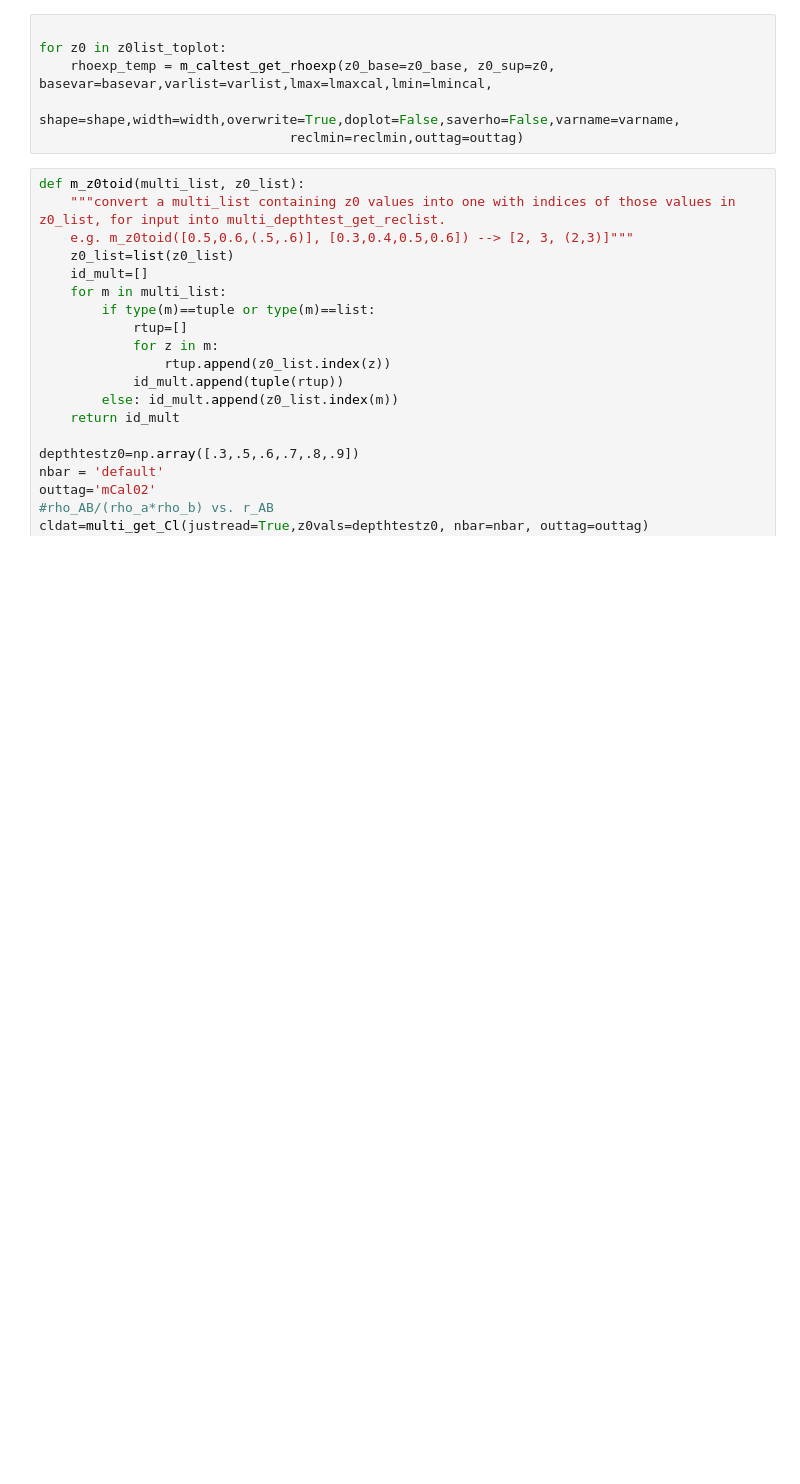
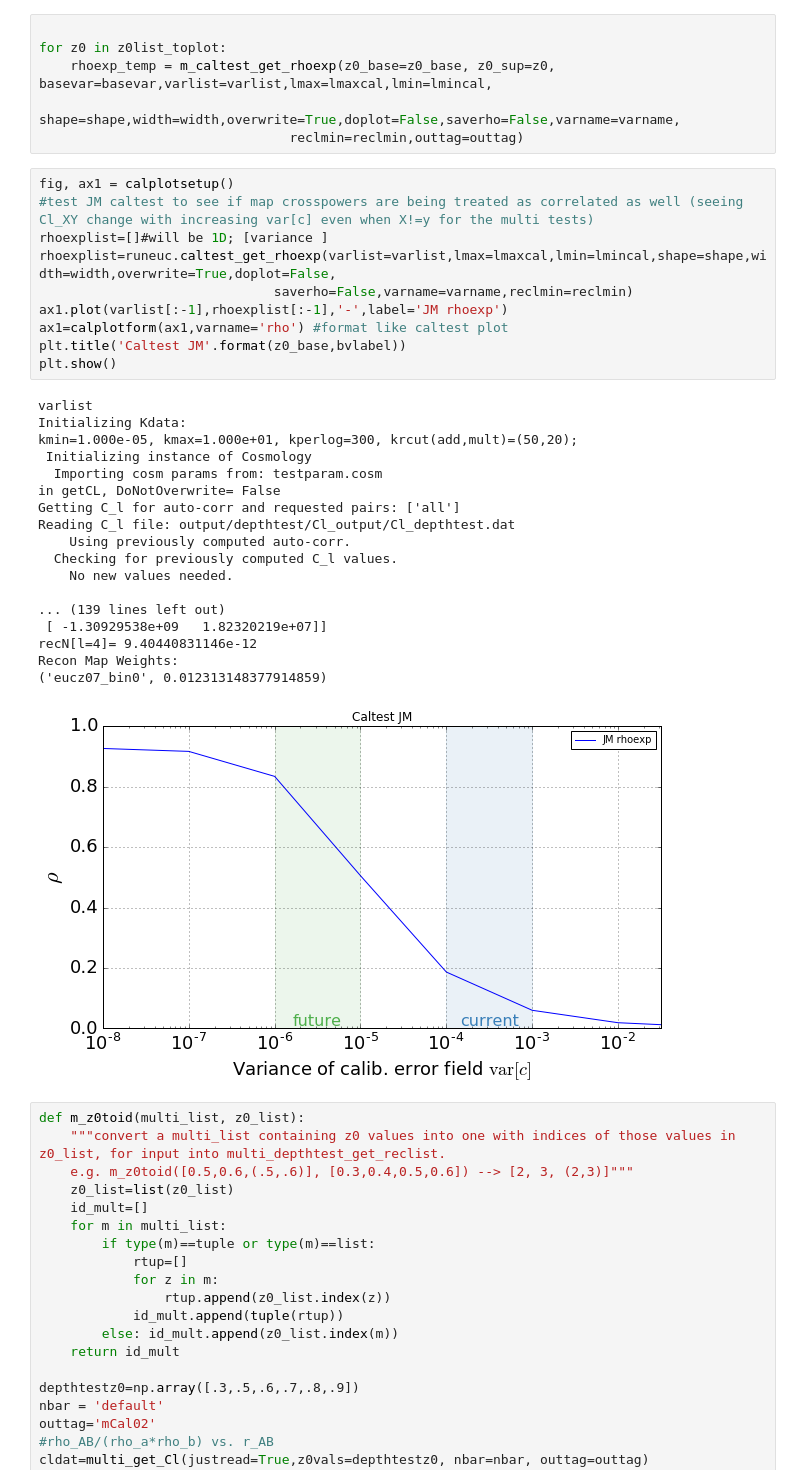
Before and after one commit to jessmuir/isw_reconstr, a Jupyter notebook: NW Multi.ipynb, the cells around one changed output. Saved outputs shown, nothing was run; the diff lists cells and outputs as text; blank space fills up the shorter version.

```diff
--- a/NW Multi.ipynb
+++ b/NW Multi.ipynb
@@ -888,6 +885,35 @@ for z0 in z0list_toplot:
     rhoexp_temp = m_caltest_get_rhoexp(z0_base=z0_base, z0_sup=z0, basevar=basevar,varlist=varlist,lmax=lmaxcal,lmin=lmincal,
                                 shape=shape,width=width,overwrite=True,doplot=False,saverho=False,varname=varname,
                                 reclmin=reclmin,outtag=outtag)
+# %%
+fig, ax1 = calplotsetup()
+#test JM caltest to see if map crosspowers are being treated as correlated as well (seeing Cl_XY change with increasing var[c] even when X!=y for the multi tests)
+rhoexplist=[]#will be 1D; [variance ]
+rhoexplist=runeuc.caltest_get_rhoexp(varlist=varlist,lmax=lmaxcal,lmin=lmincal,shape=shape,width=width,overwrite=True,doplot=False,
+                              saverho=False,varname=varname,reclmin=reclmin)
+ax1.plot(varlist[:-1],rhoexplist[:-1],'-',label='JM rhoexp')
+ax1=calplotform(ax1,varname='rho') #format like caltest plot
+plt.title('Caltest JM'.format(z0_base,bvlabel))
+plt.show()
+# %% [output]
+varlist
+Initializing Kdata:
+kmin=1.000e-05, kmax=1.000e+01, kperlog=300, krcut(add,mult)=(50,20);
+ Initializing instance of Cosmology
+  Importing cosm params from: testparam.cosm
+in getCL, DoNotOverwrite= False
+Getting C_l for auto-corr and requested pairs: ['all']
+Reading C_l file: output/depthtest/Cl_output/Cl_depthtest.dat
+    Using previously computed auto-corr.
+  Checking for previously computed C_l values.
+    No new values needed.
+
+... (139 lines left out)
+ [ -1.30929538e+09   1.82320219e+07]]
+recN[l=4]= 9.40440831146e-12
+Recon Map Weights:
+('eucz07_bin0', 0.012313148377914859)
+[figure, added]
 # %%
 def m_z0toid(multi_list, z0_list):
     """convert a multi_list containing z0 values into one with indices of those values in z0_list, for input into multi_depthtest_get_reclist.
```
Also changed, not shown: parts of 3 cells of this notebook, 2 other files.
